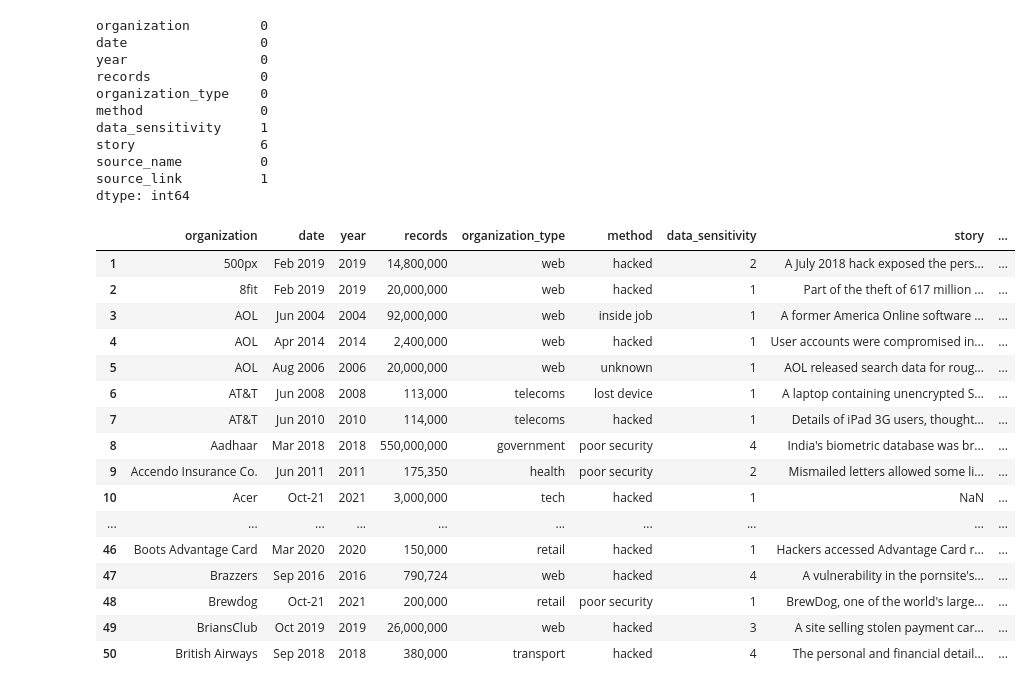
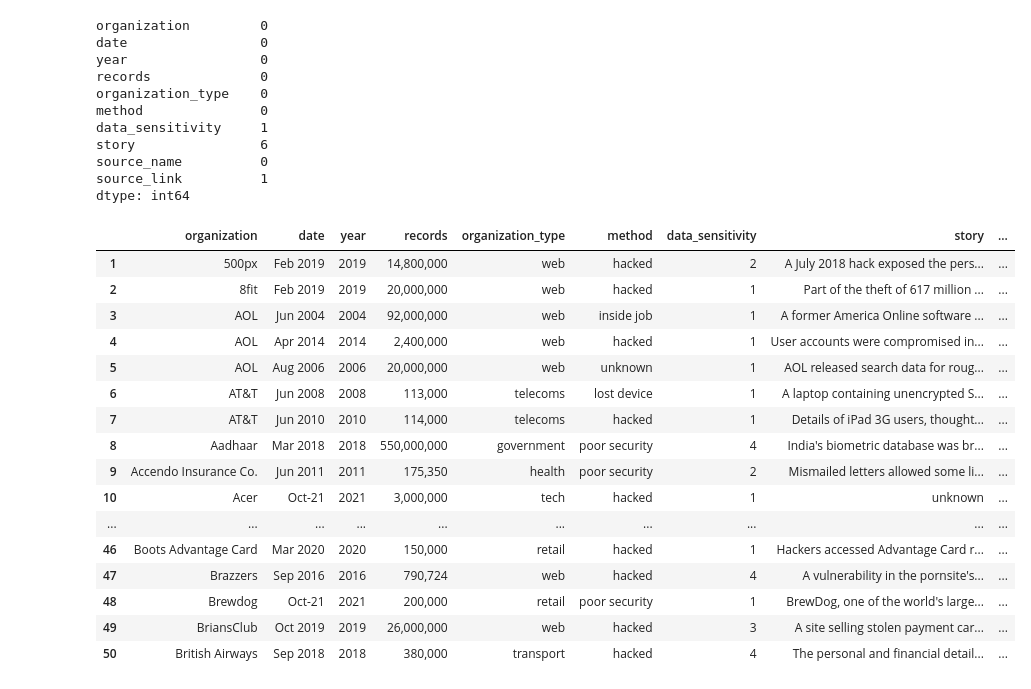
Before and after one commit to iSundhararajan/Unit_3_Project, a Jupyter notebook: data_breaches_analysis.ipynb, the cells around one changed output. Drawn from its saved outputs; the diff is of its cells as text; code cells hidden in the pictures.

```diff
--- a/data_breaches_analysis.ipynb
+++ b/data_breaches_analysis.ipynb
@@ -143,31 +162,40 @@ dtype: int64
 # %%
 # Sorts the dataset into alphabetical order, based on organization name
 world_data_breaches = world_data_breaches.sort_values(by='organization', ascending=True)
 world_data_breaches.reset_index(drop=True, inplace=True)
 world_data_breaches.index += 1
 
 # Removes quotation marks from any organization name
 world_data_breaches['organization'] = world_data_breaches['organization'].str.replace('"','')
 
 # custom_order = ['8fit', '500px']
 # world_data_breaches = world_data_breaches.loc[world_data_breaches['organization'].isin(custom_order)].append(world_data_breaches.loc[~world_data_breaches['organization'].isin(custom_order)].sort_values('organization'))
 
 # Replace oops with unknown in the method column
 world_data_breaches['method'] = world_data_breaches['method'].str.replace('oops!','unknown')
 
+# Replace NaN values in the story column with unknown
+world_data_breaches['story'] = world_data_breaches['story'].fillna('unknown')
+
+# Forward fills in NaN values in the data_sensitivity column
+world_data_breaches['data_sensitivity'] = world_data_breaches['data_sensitivity'].fillna(method='ffill')
+
+# Replace NaN values in the source_link column with unknown
+world_data_breaches['source_link'] = world_data_breaches['source_link'].fillna('unknown')
+
 world_data_breaches.head(50)
 # %% [output]
 |  | organization | date | year | records | organization_type | method | data_sensitivity | story | ... |
 | 1 | 500px | Feb 2019 | 2019 | 14,800,000 | web | hacked | 2 | A July 2018 hack exposed the pers... | ... |
 | 2 | 8fit | Feb 2019 | 2019 | 20,000,000 | web | hacked | 1 | Part of the theft of 617 million ... | ... |
 | 3 | AOL | Jun 2004 | 2004 | 92,000,000 | web | inside job | 1 | A former America Online software ... | ... |
 | 4 | AOL | Apr 2014 | 2014 | 2,400,000 | web | hacked | 1 | User accounts were compromised in... | ... |
 | 5 | AOL | Aug 2006 | 2006 | 20,000,000 | web | unknown | 1 | AOL released search data for roug... | ... |
 | 6 | AT&T | Jun 2008 | 2008 | 113,000 | telecoms | lost device | 1 | A laptop containing unencrypted S... | ... |
 | 7 | AT&T | Jun 2010 | 2010 | 114,000 | telecoms | hacked | 1 | Details of iPad 3G users, thought... | ... |
 | 8 | Aadhaar | Mar 2018 | 2018 | 550,000,000 | government | poor security | 4 | India's biometric database was br... | ... |
 | 9 | Accendo Insurance Co. | Jun 2011 | 2011 | 175,350 | health | poor security | 2 | Mismailed letters allowed some li... | ... |
-| 10 | Acer | Oct-21 | 2021 | 3,000,000 | tech | hacked | 1 | NaN | ... |
+| 10 | Acer | Oct-21 | 2021 | 3,000,000 | tech | hacked | 1 | unknown | ... |
 | ... | ... | ... | ... | ... | ... | ... | ... | ... | ... |
 | 46 | Boots Advantage Card | Mar 2020 | 2020 | 150,000 | retail | hacked | 1 | Hackers accessed Advantage Card r... | ... |
 | 47 | Brazzers | Sep 2016 | 2016 | 790,724 | web | hacked | 4 | A vulnerability in the pornsite's... | ... |
```
Also changed, not shown: parts of 4 cells of this notebook.
